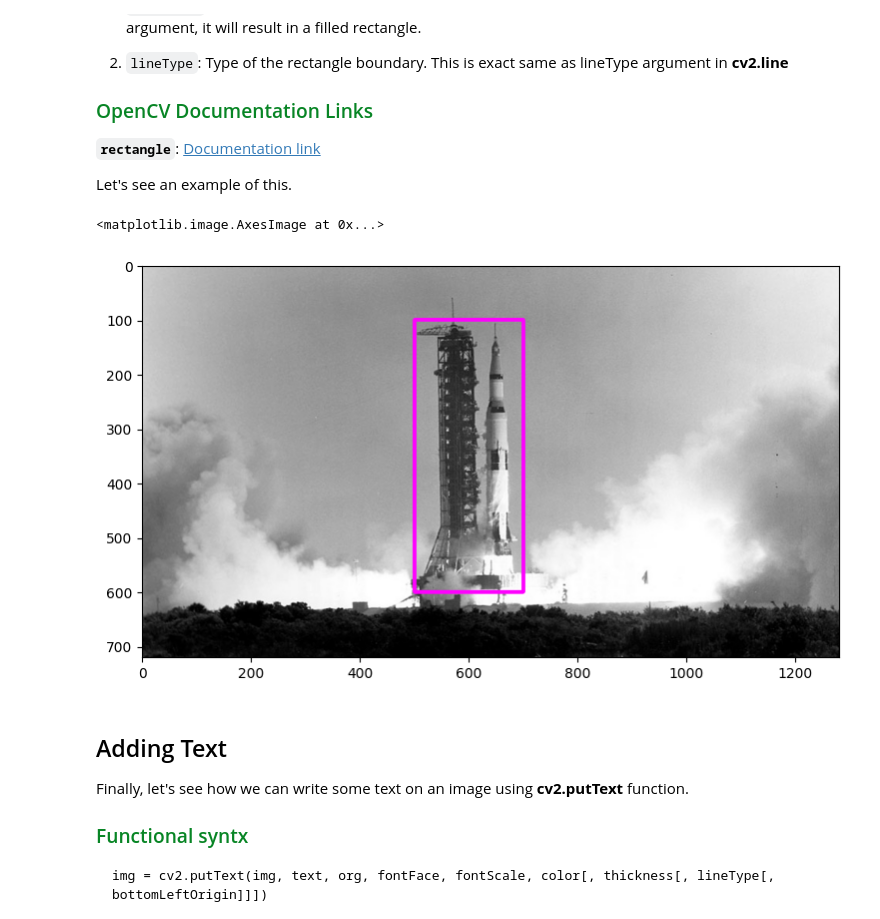
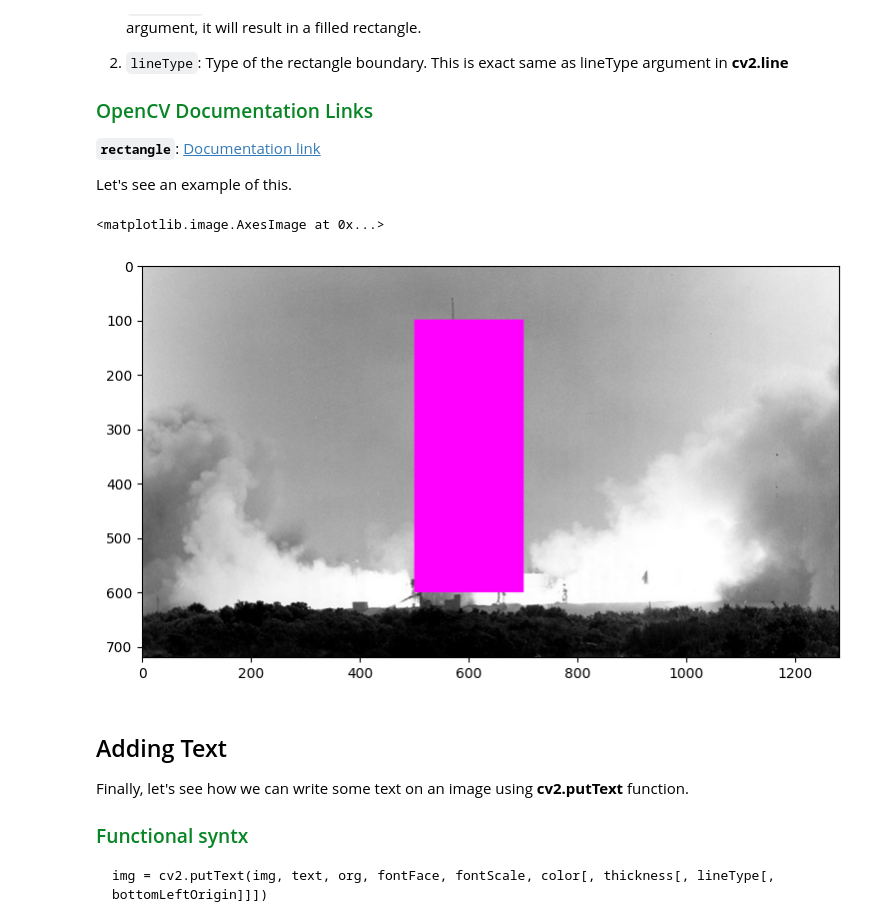
Before and after one commit to CarlosYazid/OpenCV-Bootcamp, a Jupyter notebook: notebooks/03_Annotating_Images.ipynb, the cells around one changed output. Cells and saved outputs as stored; diff of their text form; code cells hidden in the pictures.

```diff
--- a/notebooks/03_Annotating_Images.ipynb
+++ b/notebooks/03_Annotating_Images.ipynb
@@ -195,14 +195,14 @@ Let's see an example of this.
 # %%
 # Draw a rectangle (thickness is a positive integer)
 imageRectangle = image.copy()
 
-cv2.rectangle(imageRectangle, (500, 100), (700, 600), (255, 0, 255), thickness=5, lineType=cv2.LINE_8)
+cv2.rectangle(imageRectangle, (500, 100), (700, 600), (255, 0, 255), thickness=-5, lineType=cv2.LINE_8)
 
 # Display the image
 plt.imshow(imageRectangle[:, :, ::-1])
 # %% [output]
 <matplotlib.image.AxesImage at 0x...>
-[figure, old version]
+[figure, new version]
 # %% [markdown]
 ## <font style="color:black">Adding Text</font>
 
```
Also changed, not shown: parts of 1 cell of this notebook.
